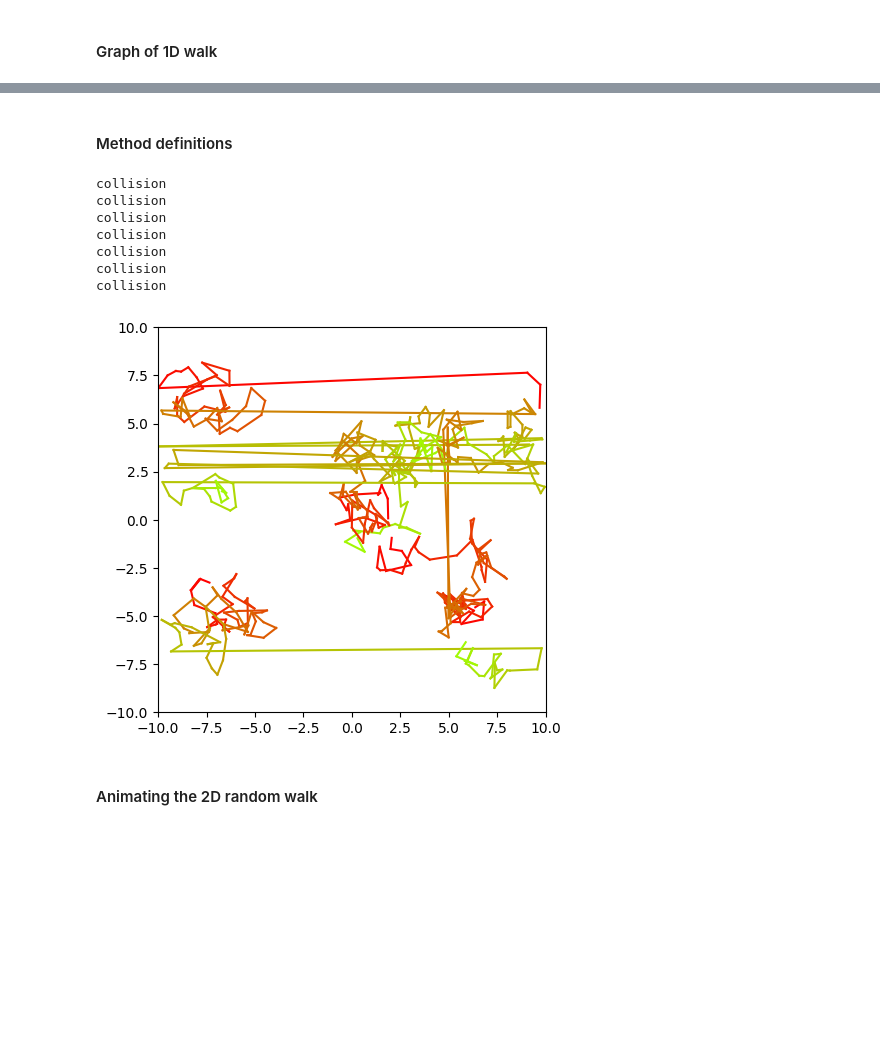
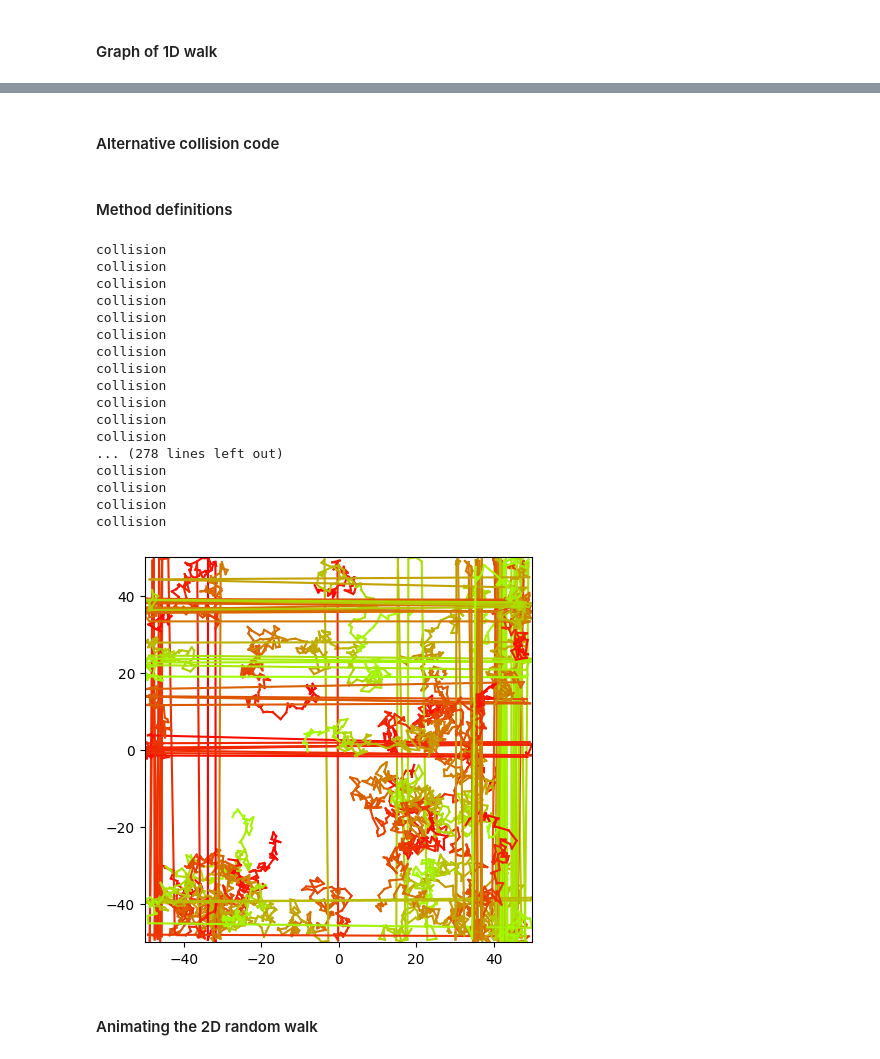
Before and after one commit to sophia-liao/DiffusionExercises, a Jupyter notebook: DiffusionExercise.ipynb, the cells around one changed output, grey strips where cells are left out. Drawn from its saved outputs; the diff is of its cells as text; code cells hidden in the pictures; blank space fills up the shorter version.

Commit message:
included all 3 types of collision
some may be buggy. elastic collision no longer does big skips. created ftsz class.

```diff
--- a/DiffusionExercise.ipynb
+++ b/DiffusionExercise.ipynb
@@ -78,0 +108,2 @@ plt.plot(go(1000))
+# %% [markdown]
+#### Alternative collision code
@@ -85,29 +181,29 @@ def moveParticleList(particle_list):
         p1=particle_list[i]
         for j in range(i+1,len(particle_list)):
             p2=particle_list[j]
-            if (math.sqrt((newParticlePos(p2)[0]-newParticlePos(p1)[0])**2+(newParticlePos(p2)[1]-newParticlePos(p1)[1])**2))<=0.5:
-                v1=(p1.position[0]-newParticlePos(p1)[0])**2+(p1.position[1]-newParticlePos(p1)[1])**2
-                v2=(p2.position[0]-newParticlePos(p2)[0])**2+(p2.position[1]-newParticlePos(p2)[1])**2
-                s1=(p1.position[1]-newParticlePos(p1)[1])/(p1.position[0]-newParticlePos(p1)[0])
-                s2=(p2.position[1]-newParticlePos(p2)[1])/(p2.position[0]-newParticlePos(p2)[0])
-                theta1=math.atan(s1)
-                theta2=math.atan(s2)
-                anglei=theta1-theta2
-                newp2d=(v1*math.sin(2*anglei)+v2*math.sin(anglei))**2
-                newp1d=(v1*math.cos(2*anglei)+v2*math.cos(anglei))**2
-                p2.position=(p2.position[0]+newp2d*math.sin(theta2-anglei),p2.position[0]+newp2d*math.cos(theta2-anglei))
-                p1.position=(p1.position[0]+newp1d*math.cos(theta2-anglei),p1.position[0]+newp1d*math.sin(theta2-anglei))
-                print("collision")
+            NP1=newParticlePos(p1)
+            NP2=newParticlePos(p2)
+            if (math.sqrt((NP2[0]-NP1[0])**2+(NP2[1]-NP1[1])**2))<=5:
+                dist=(math.sqrt((NP2[0]-NP1[0])**2+(NP2[1]-NP1[1])**2))
+                rforce=(0.000001*8.2*(5-dist)/dist)/(4.1/40000)
+                x1=NP1[0]-(NP1[0]-p1.position[0])*rforce
+                y1=NP1[1]-(NP1[1]-p1.position[1])*rforce
+                x2=NP2[0]-(NP2[0]-p2.position[0])*rforce
+                y2=NP2[1]-(NP2[1]-p2.position[1])*rforce
             else:
-                p1.position=newParticlePos(p1)
-                p2.position=newParticlePos(p2)
+                x1=NP1[0]
+                y1=NP1[1]
+                x2=NP2[0]
+                y2=NP2[1]
+            p1.position= ((x1+50) % 100-50,(y1+50) % 100-50)
+            p2.position= ((x2+50) % 100-50,(y2+50) % 100-50)
 
 
 #method to change position of particle by a unit step
 def newParticlePos(particle_name):
     x=newBrownianLocation(particle_name,0.000001)[0]
     y=newBrownianLocation(particle_name,0.000001)[1]
-    return ((x+10) % 20-10,(y+10) % 20-10)
+    return (x,y)
 
 #calculate what the new location would be just based off Brownian Motion
 def newBrownianLocation(particle_name,dt):
@@ -164,37 +260,47 @@ def simulation(steps,numparticles,xrange,yrange):
 
     for i in range(steps):
         posix=[]
         posiy=[]
         for j in range(len(particle_list)):
             posix.append(MP[i][j][0])
             posiy.append(MP[i][j][1])
         positions.append([posix,posiy])
 
     for i in range(numparticles):
         lx=[]
         ly=[]
         for j in range(steps):
             lx.append(positions[j][0][i])
             ly.append(positions[j][1][i])
         plotLineSpec(lx,ly)
 
     return positions
 
 #run the simulation and store the data in X and Y
 plt.figure(figsize=(5,5))
-plt.xlim([-10, 10])
-plt.ylim([-10, 10])
-positions = simulation(100,5,(-10,10),(-10,10))
+plt.xlim([-50, 50])
+plt.ylim([-50, 50])
+positions = simulation(300,17,(-50,50),(-50,50))
 nparticles = len(positions[0][0])
 # %% [output]
 collision
 collision
 collision
 collision
 collision
 collision
 collision
+collision
+collision
+collision
+collision
+collision
+... (278 lines left out)
+collision
+collision
+collision
+collision
-[figure, old version]
+[figure, new version]
 # %% [markdown]
 #### Animating the 2D random walk
 # %%
```
Also changed, not shown: parts of 7 cells of this notebook.
